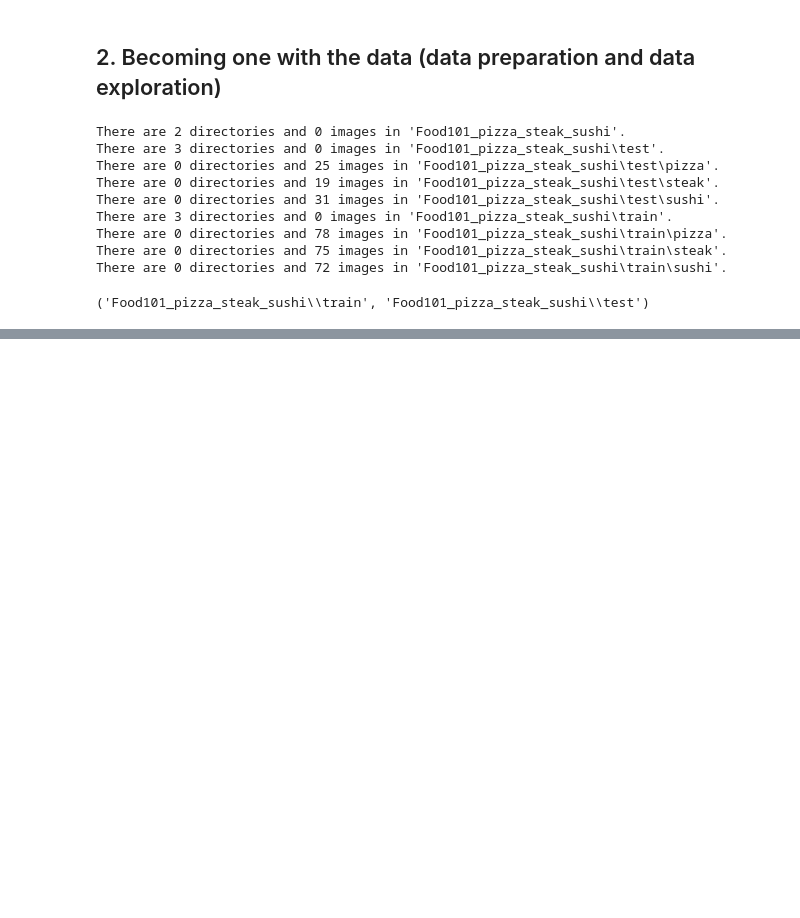
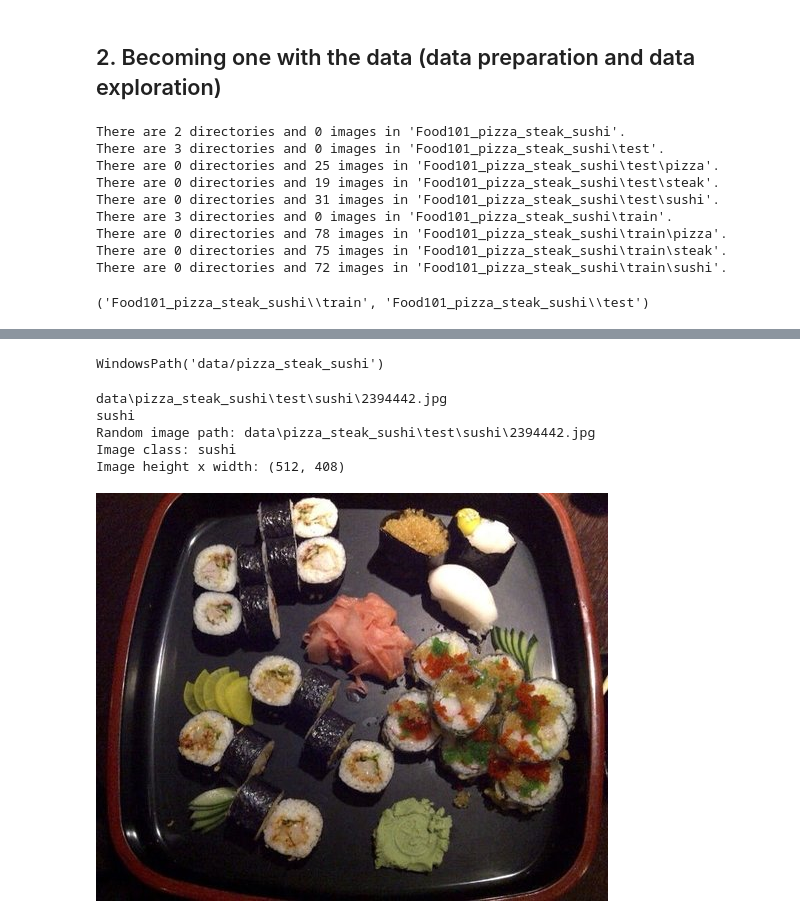
Before and after one commit to gvtsch/ZTM_Pytorch_ud, a Jupyter notebook: 04_pytorch_custom_datasets.ipynb, the cells around one changed output, grey strips where cells are left out. Drawn from its saved outputs; the diff is of its cells as text; code cells hidden in the pictures; blank space fills up the shorter version.

Commit message:
Loading image data using ImageFolder

```diff
--- a/04_pytorch_custom_datasets.ipynb
+++ b/04_pytorch_custom_datasets.ipynb
@@ -117,0 +134,37 @@ train_dir, test_dir
+# %%
+image_path
+# %% [output]
+WindowsPath('data/pizza_steak_sushi')
+# %%
+import random
+from PIL import Image
+
+# Set seed
+random.seed(42)
+
+# 1. Get  imga paths list
+image_path_list = list(image_path.glob("*/*/*.jpg"))
+
+# 2. Pick a random image
+random_image_path = random.choice(image_path_list)
+print(random_image_path)
+
+# 3. Get the class name
+image_class = random_image_path.parent.stem
+print(image_class)
+
+# 4. OPen image
+img = Image.open(random_image_path)
+
+# 5. Print metadata of image
+print(f"Random image path: {random_image_path}")
+print(f"Image class: {image_class}")
+print(f"Image height x width: {img.size}")
+img
+# %% [output]
+data\pizza_steak_sushi\test\sushi\2394442.jpg
+sushi
+Random image path: data\pizza_steak_sushi\test\sushi\2394442.jpg
+Image class: sushi
+Image height x width: (512, 408)
+[figure, added]
```
Also changed, not shown: parts of 16 cells of this notebook, 1 other file.
